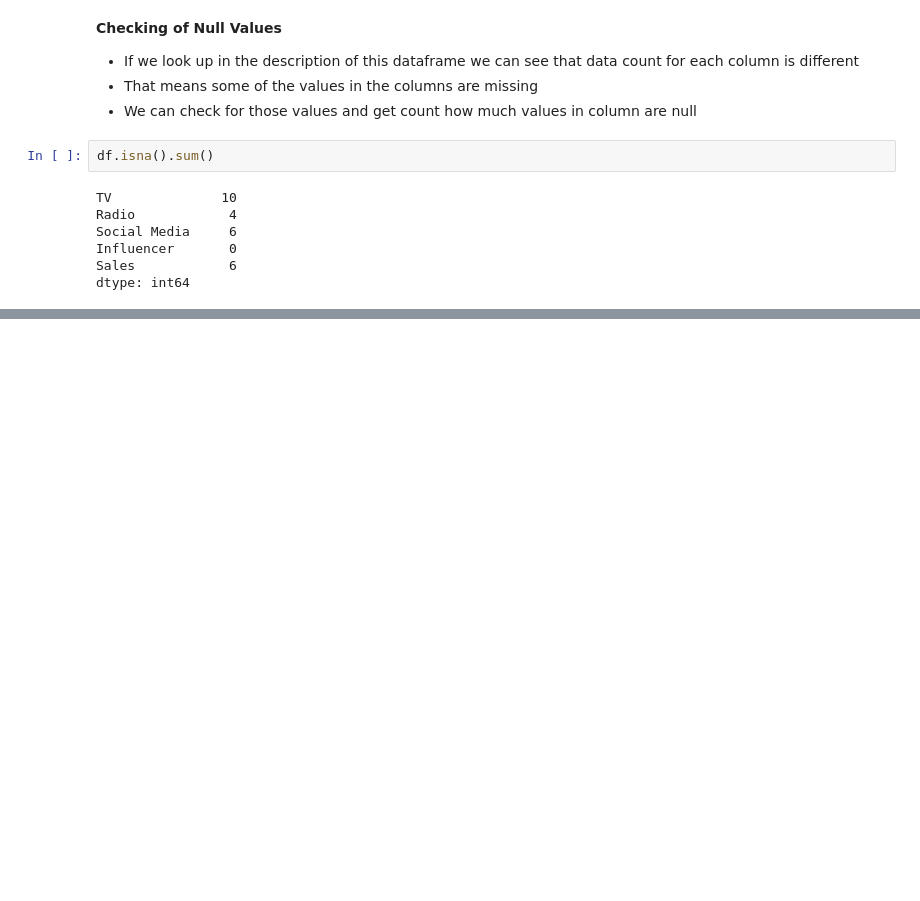
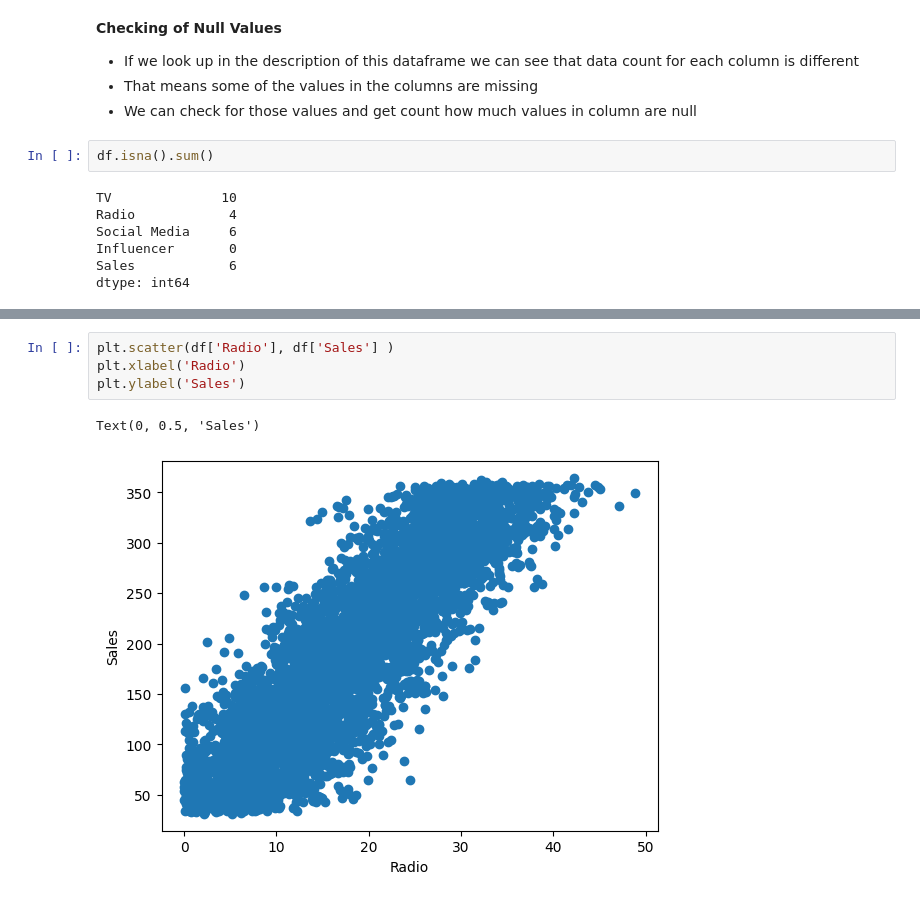
Before and after one commit to iWOLFSTEIN/Advertised-Sales-Estimator-MLR-ML, a Jupyter notebook: main.ipynb, the cells around one changed output, grey strips where cells are left out. Drawn from its saved outputs; the diff is of its cells as text; blank space fills up the shorter version.

```diff
--- a/main.ipynb
+++ b/main.ipynb
@@ -68,0 +202,7 @@ dtype: int64
+# %%
+plt.scatter(df['Radio'], df['Sales'] )
+plt.xlabel('Radio')
+plt.ylabel('Sales')
+# %% [output]
+Text(0, 0.5, 'Sales')
+[figure, added]
```
Also changed, not shown: parts of 15 cells of this notebook.
